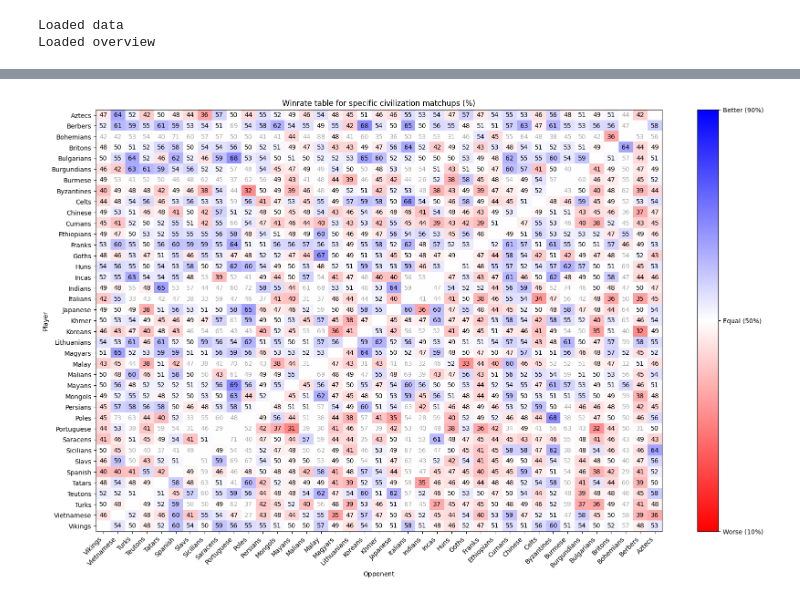
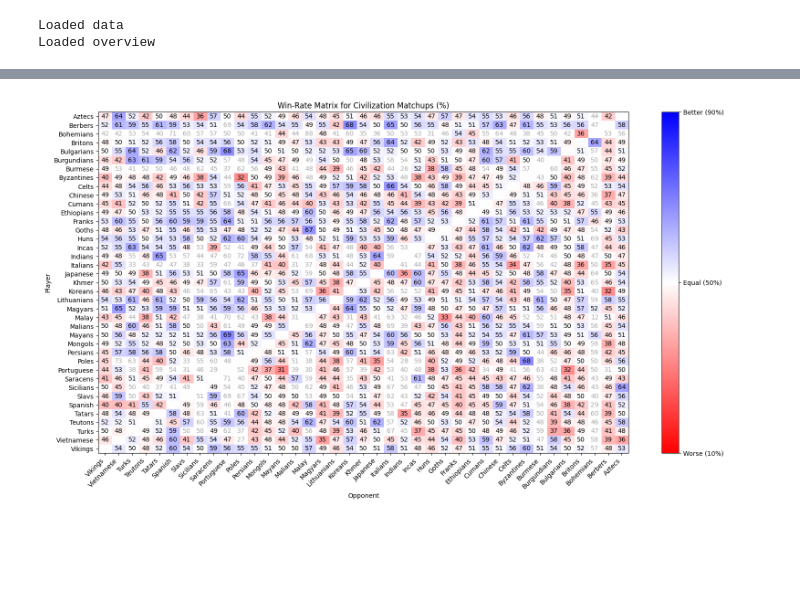
Before and after one commit to crazysissen/AoE2Mining, a Jupyter notebook: test.ipynb, the cells around one changed output, grey strips where cells are left out. Drawn from its saved outputs; the diff is of its cells as text; code cells hidden in the pictures; blank space fills up the shorter version.

```diff
--- a/test.ipynb
+++ b/test.ipynb
@@ -98,4 +111,6 @@ plt.show()
 # %%
+# Civilization matchup matrix
+
 data_x = data["p1_civ"]
 data_y = data["p2_civ"]
 
@@ -146,33 +161,35 @@ for x in range(civ_count):
         if tally_grid[x, y] < min_datapoints:
             heat_grid_filtered[x, y] = 0.5
 
-plt.figure(figsize=(20, 12))
+plt.figure(figsize=(16, 9))
 plt.xticks(np.arange(civ_count), labels=np.flip(unique_civs), rotation=45, ha='right')
 plt.yticks(np.arange(civ_count), labels=unique_civs)
 plt.xlabel("Opponent")
 plt.ylabel("Player")
 heatmap = plt.imshow(heat_grid_filtered, aspect="auto", cmap="bwr_r", clim=(0.1, 0.9)) # , clim=(-value_greater * 2, value_greater * 2)
 
-plt.title("Winrate table for specific civilization matchups (%)")
+plt.title("Win-Rate Matrix for Civilization Matchups (%)")
 
 # plt.tight_layout()
 
 cbar = plt.colorbar(heatmap, ticks=[0.1, 0.5, 0.9])
 cbar.ax.set_yticklabels(["Worse (10%)", "Equal (50%)", "Better (90%)"])  # vertically oriented colorbar
 
 for i in range(civ_count):
     for j in range(civ_count):
         if i != civ_count - j - 1:
             value = heat_grid_weighted[i, j]
             # value_string = "{:.2f}".format(value)
             value_string = str(round(value * 100))
             if tally_grid[i, j] >= min_datapoints:
                 plt.text(j, i, value_string,
                     ha="center", va="center", color="black")
             else:
                 plt.text(j, i, value_string,
                     ha="center", va="center", color="darkgray")
 
+plt.tight_layout()
+
 plt.show()
 # %% [output]
-[figure, old version]
+[figure, new version]
```
Also changed, not shown: parts of 4 cells of this notebook.
